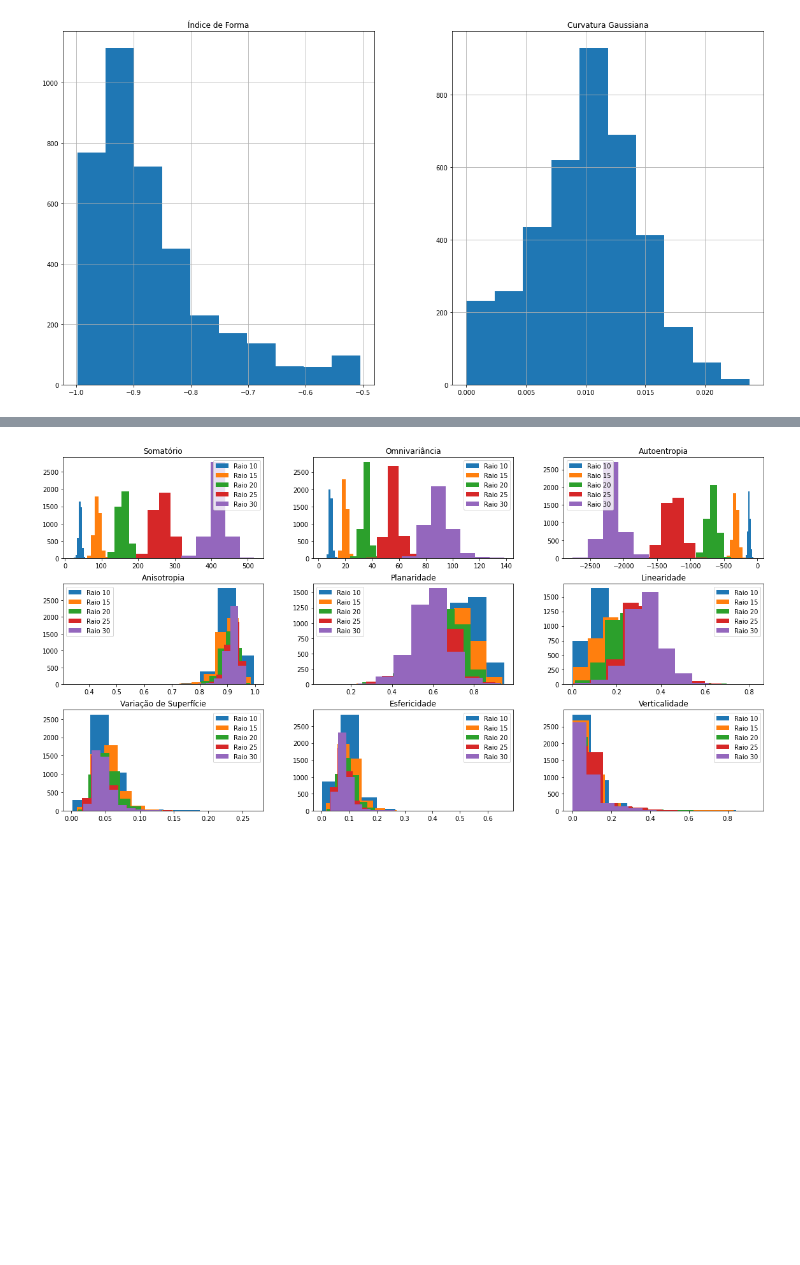
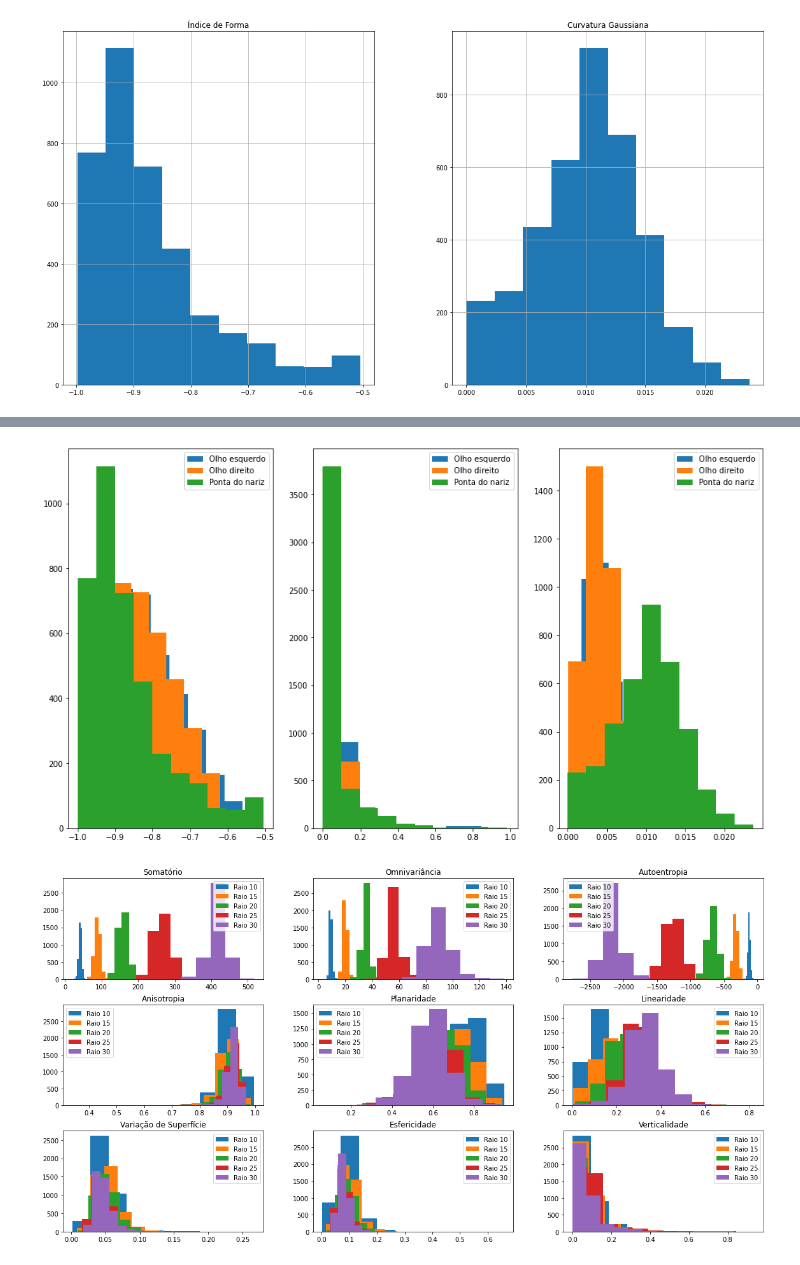
Before and after one commit to thalissonfelipe/landmarks, a Jupyter notebook: TCC - Análise dos descritores estudados.ipynb, the cells around one changed output, grey strips where cells are left out. Saved outputs shown, nothing was run; the diff lists cells and outputs as text; code cells hidden in the pictures; blank space fills up the shorter version.

```diff
--- a/TCC - Análise dos descritores estudados.ipynb
+++ b/TCC - Análise dos descritores estudados.ipynb
@@ -161,3 +183,21 @@ plot_histograms_si_gc(df_nt, '', '')
+# %%
+fig, axes = plt.subplots(nrows=1, ncols=3)
+# fig.tight_layout()
+axes[0].hist(df_le2['radius_10_si'], bins=10, alpha=1)
+axes[0].hist(df_re2['radius_10_si'], bins=10, alpha=1)
+axes[0].hist(df_nt2['radius_10_si'], bins=10, alpha=1)
+axes[0].legend(['Olho esquerdo', 'Olho direito', 'Ponta do nariz'])
+axes[1].hist(df_le1['gf09_r_10'], bins=10, alpha=1)
+axes[1].hist(df_re1['gf09_r_10'], bins=10, alpha=1)
+axes[1].hist(df_nt1['gf09_r_10'], bins=10, alpha=1)
+axes[1].legend(['Olho esquerdo', 'Olho direito', 'Ponta do nariz'])
+axes[2].hist(df_le2['radius_10_cg'], bins=10, alpha=1)
+axes[2].hist(df_re2['radius_10_cg'], bins=10, alpha=1)
+axes[2].hist(df_nt2['radius_10_cg'], bins=10, alpha=1)
+axes[2].legend(['Olho esquerdo', 'Olho direito', 'Ponta do nariz'])
+plt.show()
+# %% [output]
+[figure, added]
 # %%
 def plot_histograms_together(df, title='', save=False, filename=''):
     colsNames = []
```
Also changed, not shown: parts of 5 cells of this notebook.
